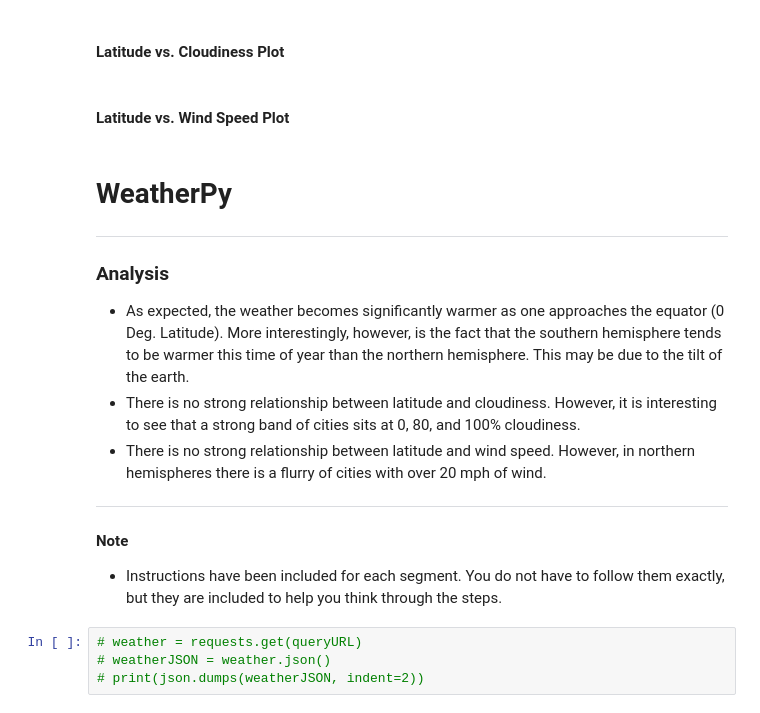
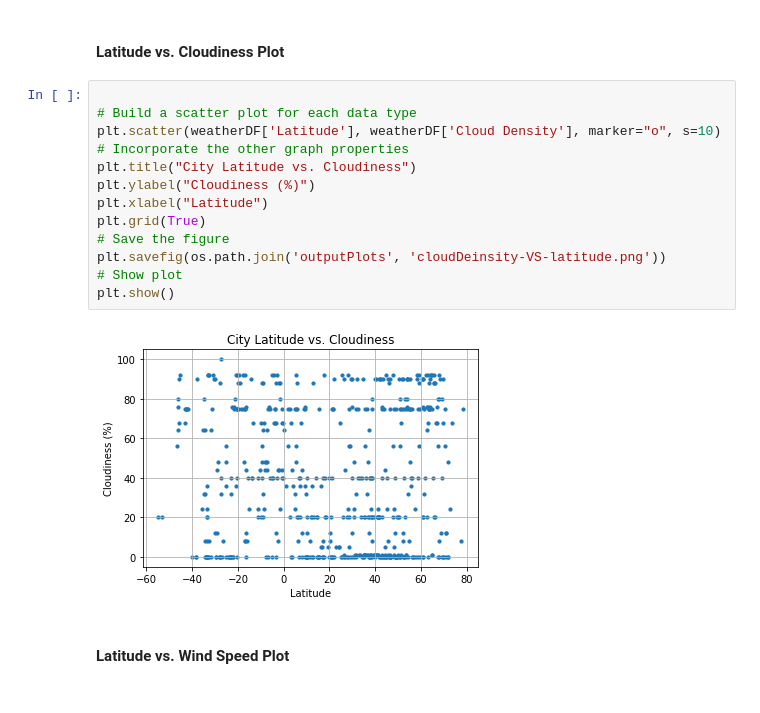
Before and after one commit to mingram20/API-Project-mingram20, a Jupyter notebook: WeatherPy.ipynb, the cells around one changed output. Drawn from its saved outputs; the diff is of its cells as text.

```diff
--- a/WeatherPy.ipynb
+++ b/WeatherPy.ipynb
@@ -121,21 +186,19 @@ SyntaxError: invalid syntax (<ipython-input-10-e1c8faa9852e>, line 25)
 # %% [markdown]
 #### Latitude vs. Cloudiness Plot
+# %%
+
+# Build a scatter plot for each data type
+plt.scatter(weatherDF['Latitude'], weatherDF['Cloud Density'], marker="o", s=10)
+# Incorporate the other graph properties
+plt.title("City Latitude vs. Cloudiness")
+plt.ylabel("Cloudiness (%)")
+plt.xlabel("Latitude")
+plt.grid(True)
+# Save the figure
+plt.savefig(os.path.join('outputPlots', 'cloudDeinsity-VS-latitude.png'))
+# Show plot
+plt.show()
+# %% [output]
+[figure, added]
 # %% [markdown]
 #### Latitude vs. Wind Speed Plot
-# %% [markdown]
-# WeatherPy
-----
-
-### Analysis
-* As expected, the weather becomes significantly warmer as one approaches the equator (0 Deg. Latitude). More interestingly, however, is the fact that the southern hemisphere tends to be warmer this time of year than the northern hemisphere. This may be due to the tilt of the earth.
-* There is no strong relationship between latitude and cloudiness. However, it is interesting to see that a strong band of cities sits at 0, 80, and 100% cloudiness.
-* There is no strong relationship between latitude and wind speed. However, in northern hemispheres there is a flurry of cities with over 20 mph of wind.
-
----
-
-#### Note
-* Instructions have been included for each segment. You do not have to follow them exactly, but they are included to help you think through the steps.
-# %%
-# weather = requests.get(queryURL)
-# weatherJSON = weather.json()
-# print(json.dumps(weatherJSON, indent=2))
```
Also changed, not shown: parts of 10 cells of this notebook, 5 other files.
